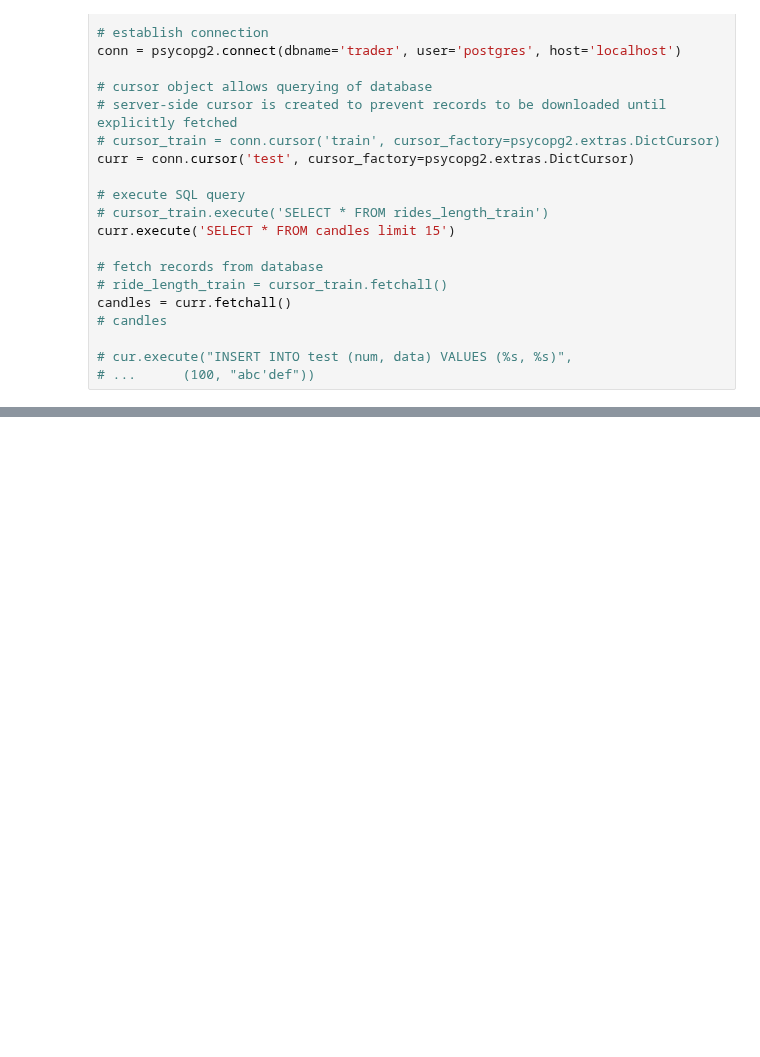
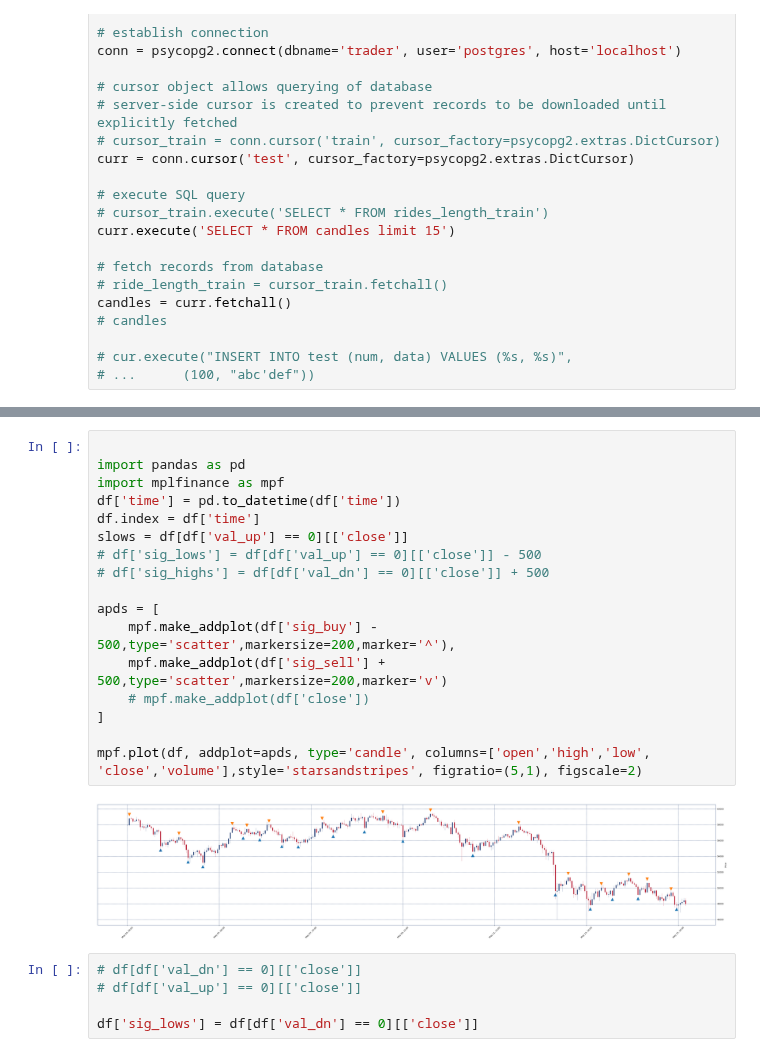
Before and after one commit to petarkabashki/pk-crypto-tools, a Jupyter notebook: timescaledb.ipynb, the cells around one changed output, grey strips where cells are left out. Cells and saved outputs as stored; diff of their text form; blank space fills up the shorter version.

```diff
--- a/timescaledb.ipynb
+++ b/timescaledb.ipynb
@@ -65,0 +84,24 @@ candles = curr.fetchall()
+# %%
+
+import pandas as pd
+import mplfinance as mpf
+df['time'] = pd.to_datetime(df['time'])
+df.index = df['time']
+slows = df[df['val_up'] == 0][['close']]
+# df['sig_lows'] = df[df['val_up'] == 0][['close']] - 500
+# df['sig_highs'] = df[df['val_dn'] == 0][['close']] + 500
+
+apds = [
+    mpf.make_addplot(df['sig_buy'] - 500,type='scatter',markersize=200,marker='^'),
+    mpf.make_addplot(df['sig_sell'] + 500,type='scatter',markersize=200,marker='v')
+    # mpf.make_addplot(df['close'])
+]
+
+mpf.plot(df, addplot=apds, type='candle', columns=['open','high','low', 'close','volume'],style='starsandstripes', figratio=(5,1), figscale=2)
+# %% [output]
+[figure, added]
+# %%
+# df[df['val_dn'] == 0][['close']]
+# df[df['val_up'] == 0][['close']]
+
+df['sig_lows'] = df[df['val_dn'] == 0][['close']]
```
Also changed, not shown: parts of 3 cells of this notebook, 13 other files.
